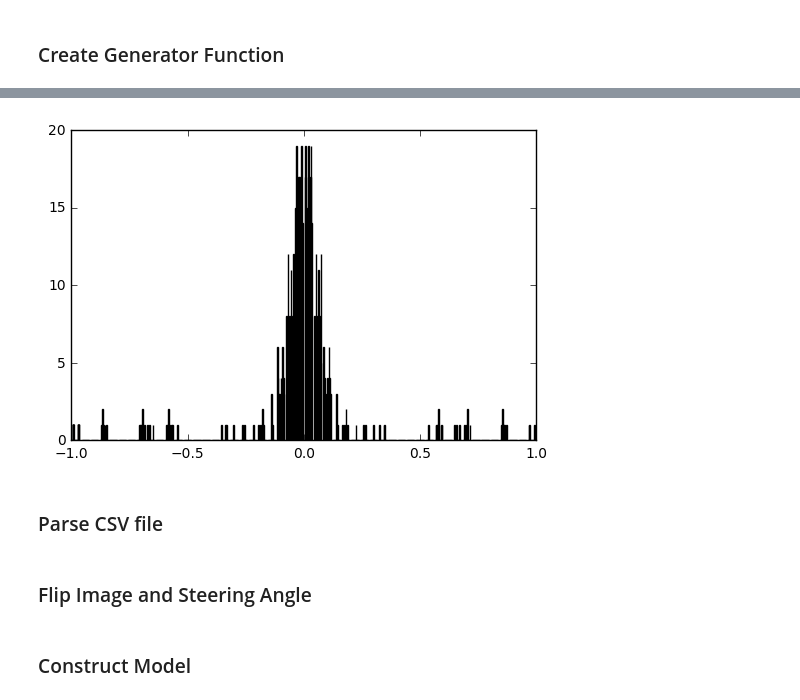
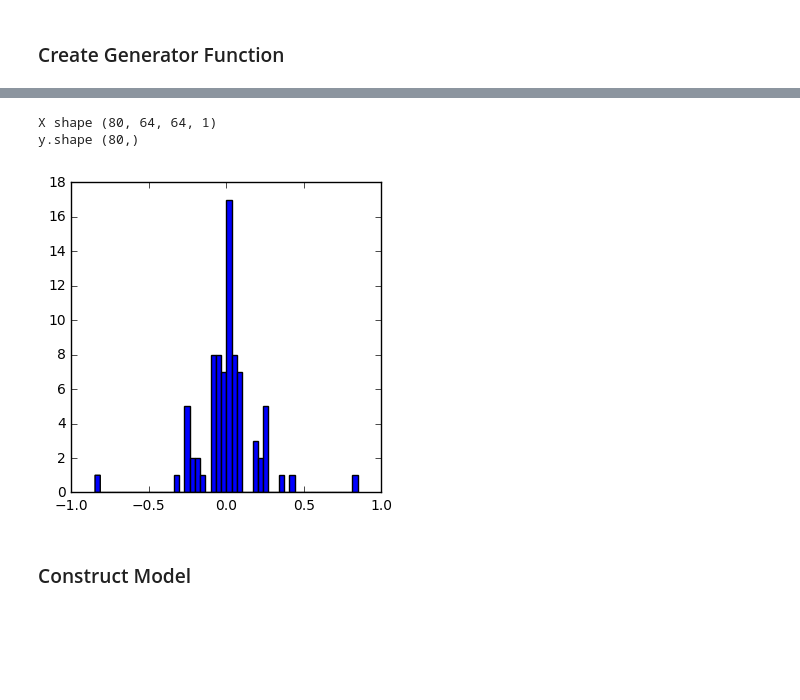
Before and after one commit to JLee21/Udacity-Self-Driving-Car-NanoDegree-Term-1, a Jupyter notebook: p3-behavioural-cloning/carnd-behavioral-cloning-p3/ai-model-notebook.ipynb, the cells around one changed output, grey strips where cells are left out. Drawn from its saved outputs; the diff is of its cells as text; code cells hidden in the pictures; blank space fills up the shorter version.

```diff
--- a/p3-behavioural-cloning/carnd-behavioral-cloning-p3/ai-model-notebook.ipynb
+++ b/p3-behavioural-cloning/carnd-behavioral-cloning-p3/ai-model-notebook.ipynb
@@ -138,9 +148,14 @@ def consolidate(path_to_folders, print_verbose=True):
 # %%
 image_path = r'D:\SDC\p3-Behavioural-Cloning\p3-behavorial-cloning\ricky'
+# lines[0]
 lines = consolidate(image_path, print_verbose=False)
-print('==> len(lines)', len(lines))
+print('\nNumber of unprocessed images ==>\t', len(lines))
 assert len(lines) > 0, "You've got no lines"
-train_samples, validation_samples = train_test_split(lines, test_size=0.2)
-lines[0];
+train_samples, validation_samples = train_test_split(lines, test_size=0.3)
+for i in range(len(lines)):
+    if lines[i][1] is not '':
+        print('{}\n{}\n{}'.format(lines[i][0], lines[i][1], lines[i][2]));
+
+    if i > 10: break
 # %% [output]
 Parsing                 ==> clockwise
@@ -251,19 +313,0 @@ def generator(samples, batch_size=16):
-# %%
-# print(train_geneartor)
-# next(train_generator)
-X, y = next(train_generator);
-y_values = []
-i = 0
-for x,y in train_generator:
-    i += 1
-    y_values.append(y)
-    if i == 10: break
-y_values
-plt.hist(y_values, 50)
-plt.show()
-len(validation_samples)
-validation_samples[0];
-# %% [output]
-[figure, removed]
-# %% [markdown]
-### Parse CSV file
@@ -281,2 +313,0 @@ validation_samples[0];
-# %% [markdown]
-### Flip Image and Steering Angle
@@ -291,0 +314,24 @@ validation_samples[0];
+# %%
+train_generator = generator(shuffle(train_samples), batch_size=32)
+validation_generator = generator(validation_samples, batch_size=32)
+
+X, y = next(train_generator)
+print('X shape {}'.format(X.shape))
+print('y.shape {}'.format(y.shape))
+
+plt.figure(figsize=(4,4))
+plt.hist(y, bins=50)
+plt.show();
+
+# X_sqz = np.squeeze(X)
+# print('shape X_sqz', X_sqz.shape)
+# plt.figure(figsize=(12,12))
+# for i in range(len(X_sqz[0])):
+#     plt.subplot(8, 8, i+1)
+#     plt.imshow(X_sqz[i])
+#     plt.title(i)
+# plt.show();
+# %% [output]
+X shape (80, 64, 64, 1)
+y.shape (80,)
+[figure, added]
```
Also changed, not shown: parts of 28 cells of this notebook.
